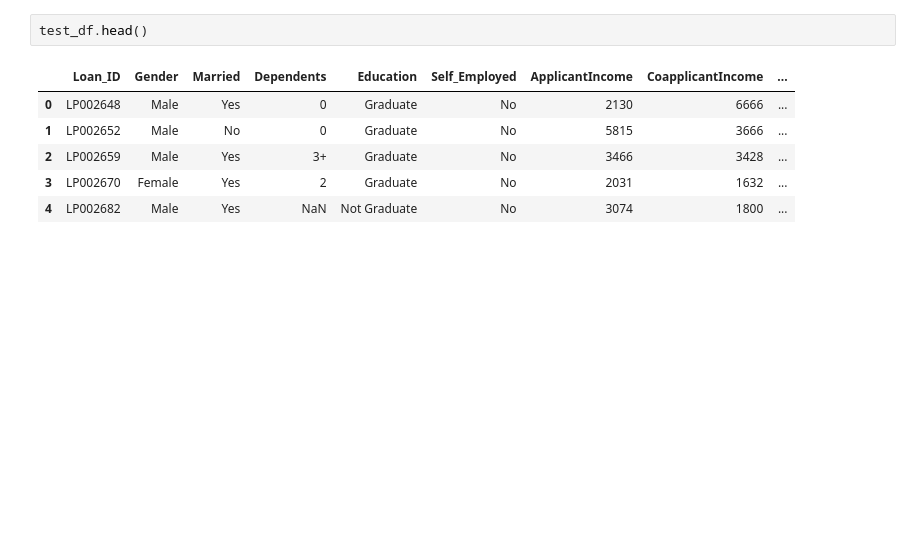
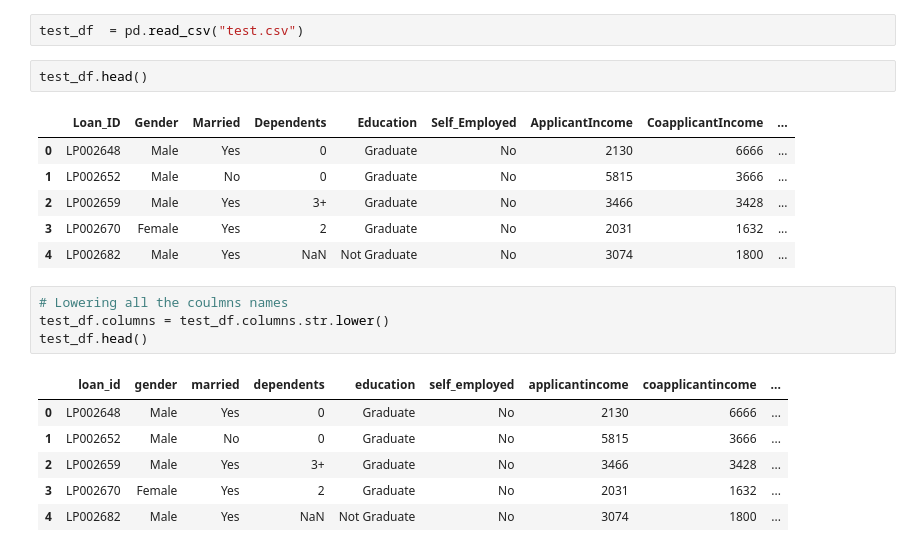
Before and after one commit to allaalmouiz/loan_acceptance_prediction, a Jupyter notebook: Loan_Acceptance_Prediction_Challange_AlaaAlmouiz(S2026_176).ipynb, the cells around one changed output. Drawn from its saved outputs; the diff is of its cells as text; blank space fills up the shorter version.

Commit message:
Loan Acceptance Prediction Challange Finished

```diff
--- a/Loan_Acceptance_Prediction_Challange_AlaaAlmouiz(S2026_176).ipynb
+++ b/Loan_Acceptance_Prediction_Challange_AlaaAlmouiz(S2026_176).ipynb
@@ -644,3 +660,5 @@ for col in numerical:
+# %%
+test_df  = pd.read_csv("test.csv")
 # %%
 test_df.head()
 # %% [output]
@@ -650,3 +668,14 @@ test_df.head()
 | 2 | LP002659 | Male | Yes | 3+ | Graduate | No | 3466 | 3428 | ... |
 | 3 | LP002670 | Female | Yes | 2 | Graduate | No | 2031 | 1632 | ... |
 | 4 | LP002682 | Male | Yes | NaN | Not Graduate | No | 3074 | 1800 | ... |
+# %%
+# Lowering all the coulmns names
+test_df.columns = test_df.columns.str.lower()
+test_df.head()
+# %% [output]
+|  | loan_id | gender | married | dependents | education | self_employed | applicantincome | coapplicantincome | ... |
+| 0 | LP002648 | Male | Yes | 0 | Graduate | No | 2130 | 6666 | ... |
+| 1 | LP002652 | Male | No | 0 | Graduate | No | 5815 | 3666 | ... |
+| 2 | LP002659 | Male | Yes | 3+ | Graduate | No | 3466 | 3428 | ... |
+| 3 | LP002670 | Female | Yes | 2 | Graduate | No | 2031 | 1632 | ... |
+| 4 | LP002682 | Male | Yes | NaN | Not Graduate | No | 3074 | 1800 | ... |
```
Also changed, not shown: parts of 40 cells of this notebook.
